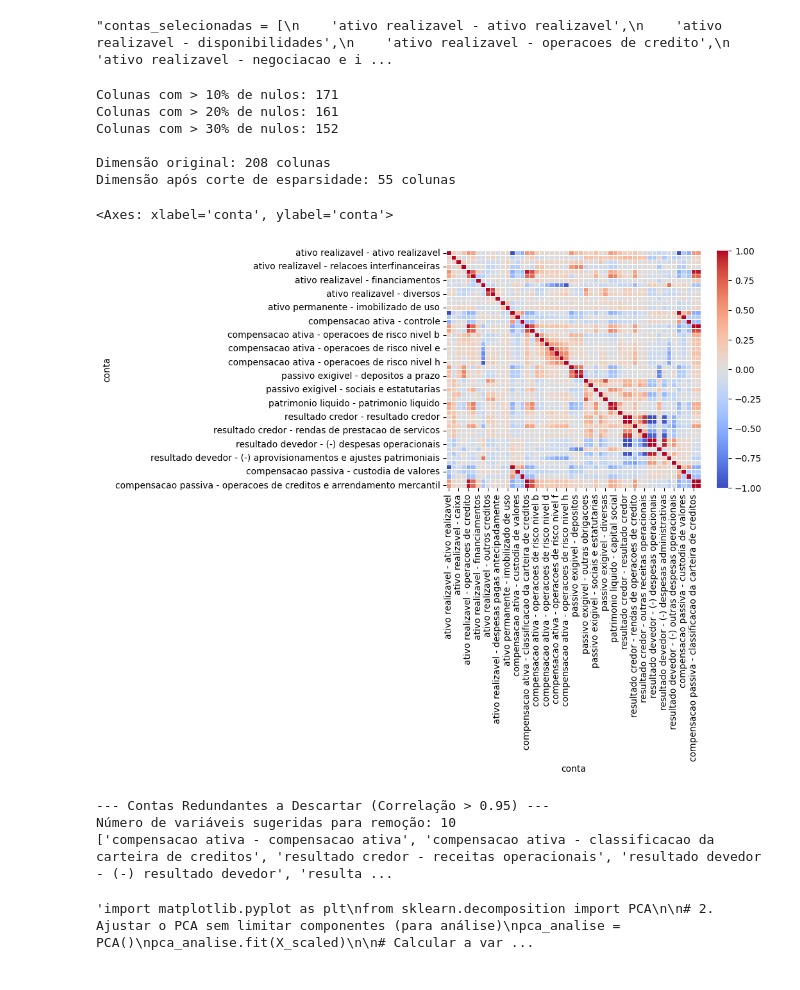
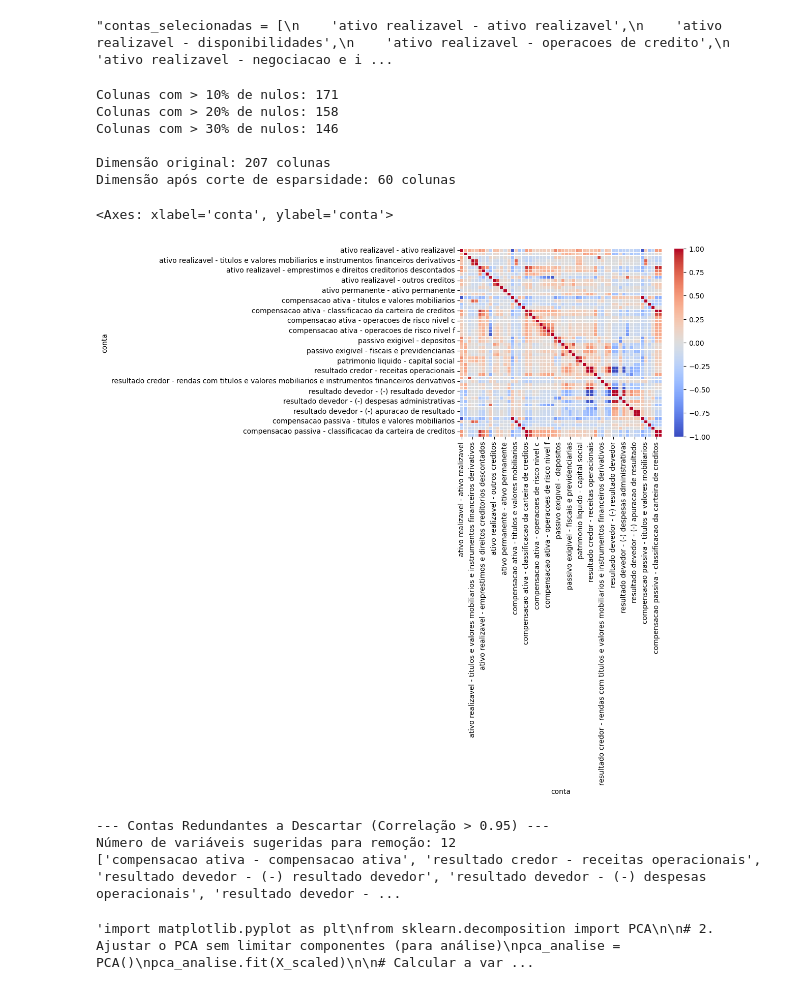
Before and after one commit to hspassos/banking, a Jupyter notebook: clustering_k-means.ipynb, the cells around one changed output. Cells and saved outputs as stored; diff of their text form; code cells hidden in the pictures.

```diff
--- a/clustering_k-means.ipynb
+++ b/clustering_k-means.ipynb
@@ -4,7 +4,7 @@ import sqlite3
 
 conn = sqlite3.connect('dados/banking.db')
 
-financial_indicators = ['ano', 'cnpj', 'NOME_INSTITUICAO', 'CONTA', 'NOME_CONTA', 'saldo_medio']
+financial_indicators = ['ano', 'cnpj', 'NOME_INSTITUICAO', 'TAXONOMIA', 'CONTA', 'NOME_CONTA', 'saldo_medio']
 
 query = f"""
 SELECT
@@ -14,7 +14,7 @@ FROM
 WHERE
     cnpj IN (
         SELECT cnpj
-        FROM balancetes_media_ano
+        FROM balancetes_bancos_sociedades_media_ano
         GROUP BY ano, cnpj
     );"""
 
@@ -22,12 +22,15 @@ df = pd.read_sql_query(query, conn)
 
 conn.close()
 
-df = df.rename(columns={'NOME_INSTITUICAO': 'nome', 'CONTA': 'conta', 'NOME_CONTA': 'nome_conta', 'saldo_medio': 'saldo'})
+df = df.rename(columns={'NOME_INSTITUICAO': 'nome', 'TAXONOMIA': 'taxonomia', 'CONTA': 'conta', 'NOME_CONTA': 'nome_conta', 'saldo_medio': 'saldo'})
 
-df['nome_conta'] = (df['nome_conta']
-                      .str.lower()
-                      .str.normalize('NFD')
-                      .str.replace(r'[\u0300-\u036f]', '', regex=True))
+colunas_para_limpar = ['nome_conta', 'taxonomia']
+
+for col in colunas_para_limpar:
+    df[col] = (df[col]
+               .str.lower()
+               .str.normalize('NFD')
+               .str.replace(r'[\u0300-\u036f]', '', regex=True))
 # %%
 # 1. Agrupar e contar valores únicos
 inconsistencias = df.groupby('conta')['nome_conta'].nunique()
@@ -148,10 +151,11 @@ mapa_contas = novo_mapeamento
 # %%
 
 df = df.pivot(
-    index=['ano', 'cnpj', 'nome'],
+    index=['ano', 'cnpj', 'nome', 'taxonomia'],
     columns='conta',
     values='saldo'
 ).reset_index()
+df['ano'] = df['ano'].astype(int)
 
 # Valor mínimo da conta operações de crédito
 df = df[df[16000001] > 1000000]
@@ -158,6 +164,6 @@ df = df[df[16000001] > 1000000]
 # %%
 # Dividindo os valores pelo Ativo Total (39999993)
-colunas_a_dividir = [col for col in df.columns if col not in ['ano', 'cnpj', 'nome', 39999993]]
+colunas_a_dividir = [col for col in df.columns if col not in ['ano', 'cnpj', 'nome', 'taxonomia', 39999993]]
 for col in colunas_a_dividir:
     df[col] = df[col] / df[39999993]
 df.drop(columns=[39999993, 99999995], inplace=True)
@@ -209,8 +215,8 @@ print(f"Dimensão após corte de esparsidade: {df_filtrado.shape[1]} colunas")
 df_filtrado.fillna(0, inplace=True)
 # %% [output]
 Colunas com > 10% de nulos: 171
-Colunas com > 20% de nulos: 161
-Colunas com > 30% de nulos: 152
+Colunas com > 20% de nulos: 158
+Colunas com > 30% de nulos: 146
 
-Dimensão original: 208 colunas
-Dimensão após corte de esparsidade: 55 colunas
+Dimensão original: 207 colunas
+Dimensão após corte de esparsidade: 60 colunas
@@ -217,33 +225,33 @@ Dimensão após corte de esparsidade: 55 colunas
 # %%
 from sklearn.preprocessing import StandardScaler
 import numpy as np
 import seaborn as sns
 
 # 1. Initialize the Scaler
 scaler = StandardScaler()
 
 # 2. Fit the scaler to the data and transform the data
 # X_scaled will be a NumPy array, not a DataFrame
-X = df_filtrado.drop(columns=['ano', 'cnpj', 'nome'], axis=1)
+X = df_filtrado.drop(columns=['ano', 'cnpj', 'nome', 'taxonomia'], axis=1)
 variaveis = pd.DataFrame({'Contas': [col for col in X.columns]})
 # X.dropna(axis=1, inplace=True)
 X.fillna(0, inplace=True)
 
 corr_matrix = X.corr(method='pearson')
 
 # Usar um heatmap do seaborn
 # Cmap='coolwarm' é ótimo, pois destaca cores diferentes para correlação positiva e negativa
 sns.heatmap(
     corr_matrix,
     annot=False,            # Não mostrar os números (seria ilegível com 159)
     cmap='coolwarm',
     fmt=".2f",              # Formato de duas casas decimais
     linewidths=.5,          # Linhas entre as células
     vmin=-1, vmax=1         # Definir escala de -1 a 1
 )
 # %% [output]
 <Axes: xlabel='conta', ylabel='conta'>
-[figure, old version]
+[figure, new version]
 # %%
 # 1. Usar o Valor Absoluto (Não importa se a correlação é +0.95 ou -0.95, ambas são redundantes)
 corr_matrix_abs = corr_matrix.abs()
@@ -273,8 +281,8 @@ X_scaled = scaler.fit_transform(X)
 X_scaled_df = pd.DataFrame(X_scaled, columns=X.columns)
 # %% [output]
 --- Contas Redundantes a Descartar (Correlação > 0.95) ---
-Número de variáveis sugeridas para remoção: 10
-['compensacao ativa - compensacao ativa', 'compensacao ativa - classificacao da carteira de creditos', 'resultado credor - receitas operacionais', 'resultado devedor - (-) resultado devedor', 'resulta ...
+Número de variáveis sugeridas para remoção: 12
+['compensacao ativa - compensacao ativa', 'resultado credor - receitas operacionais', 'resultado devedor - (-) resultado devedor', 'resultado devedor - (-) despesas operacionais', 'resultado devedor - ...
 # %%
 '''import matplotlib.pyplot as plt
 from sklearn.decomposition import PCA
```
Also changed, not shown: parts of 14 cells of this notebook, 19 other files.
